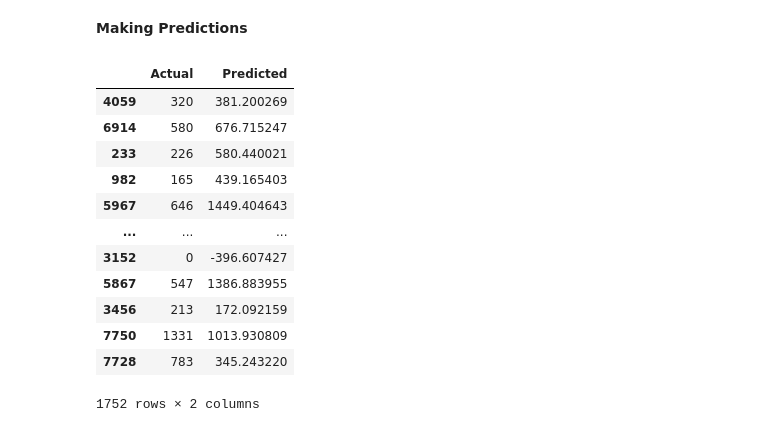
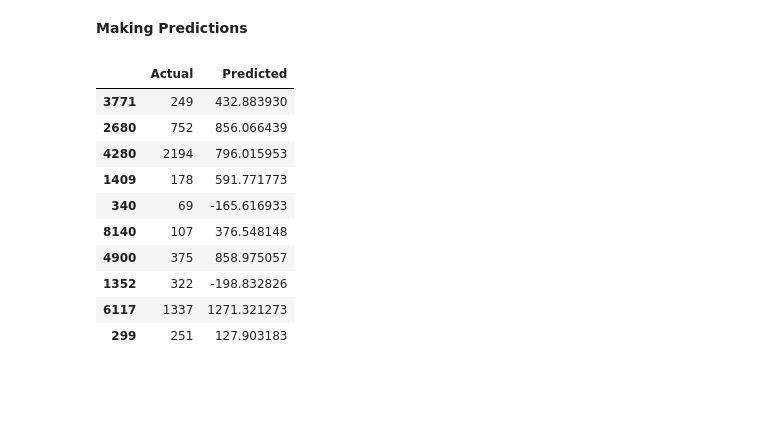
Before and after one commit to ruemee/Linear-Regression-WalkThrough, a Jupyter notebook: DSZ_Linear_Regression_Tutorial.ipynb, the cells around one changed output. Drawn from its saved outputs; the diff is of its cells as text; code cells hidden in the pictures; blank space fills up the shorter version.

```diff
--- a/DSZ_Linear_Regression_Tutorial.ipynb
+++ b/DSZ_Linear_Regression_Tutorial.ipynb
@@ -111,0 +140,5 @@ df["Date"]=pd.to_datetime(df["Date"]).dt.strftime("%d%m%Y")
+# %%
+df = df.assign(
+               day=df.Date.dt.day,
+               month=df.Date.dt.month,
+               year=df.Date.dt.year)
@@ -120,2 +161,0 @@ df["Date"]=pd.to_datetime(df["Date"]).dt.strftime("%d%m%Y")
-# %%
-df = df.astype('int')
@@ -121,0 +171,2 @@ df = df.astype('int')
+# %%
+df=df.drop(['Date'], axis=1)
@@ -122,6 +220,8 @@ df = df.astype('int')
 # %%
 #Separate training features from target
-X_train = df.drop(['Rented Bike Count'], axis=1)
+X_train = df.drop(['Rented Bike Count', 'Humidity(%)', 'Seasons_Winter', 'Snowfall (cm)',
+                   'Rainfall(mm)', 'Holiday','month','day','Seasons_Spring'], axis=1)
+
 y_train = df['Rented Bike Count']
 # %%
 # Split train_data
@@ -209,18 +319,16 @@ Text(0.5, 1.0, 'Residual Plot')
 y_pred = lg_model.predict(test_X)
 # %%
 df = pd.DataFrame({'Actual': test_y, 'Predicted': y_pred})
-df
+df.head(10)
 # %% [output]
 |  | Actual | Predicted |
-| 4059 | 320 | 381.200269 |
-| 6914 | 580 | 676.715247 |
-| 233 | 226 | 580.440021 |
-| 982 | 165 | 439.165403 |
-| 5967 | 646 | 1449.404643 |
-| ... | ... | ... |
-| 3152 | 0 | -396.607427 |
-| 5867 | 547 | 1386.883955 |
-| 3456 | 213 | 172.092159 |
-| 7750 | 1331 | 1013.930809 |
-| 7728 | 783 | 345.243220 |
+| 3771 | 249 | 432.883930 |
+| 2680 | 752 | 856.066439 |
+| 4280 | 2194 | 796.015953 |
+| 1409 | 178 | 591.771773 |
+| 340 | 69 | -165.616933 |
+| 8140 | 107 | 376.548148 |
+| 4900 | 375 | 858.975057 |
+| 1352 | 322 | -198.832826 |
+| 6117 | 1337 | 1271.321273 |
+| 299 | 251 | 127.903183 |
-1752 rows × 2 columns
```
Also changed, not shown: parts of 26 cells of this notebook.
